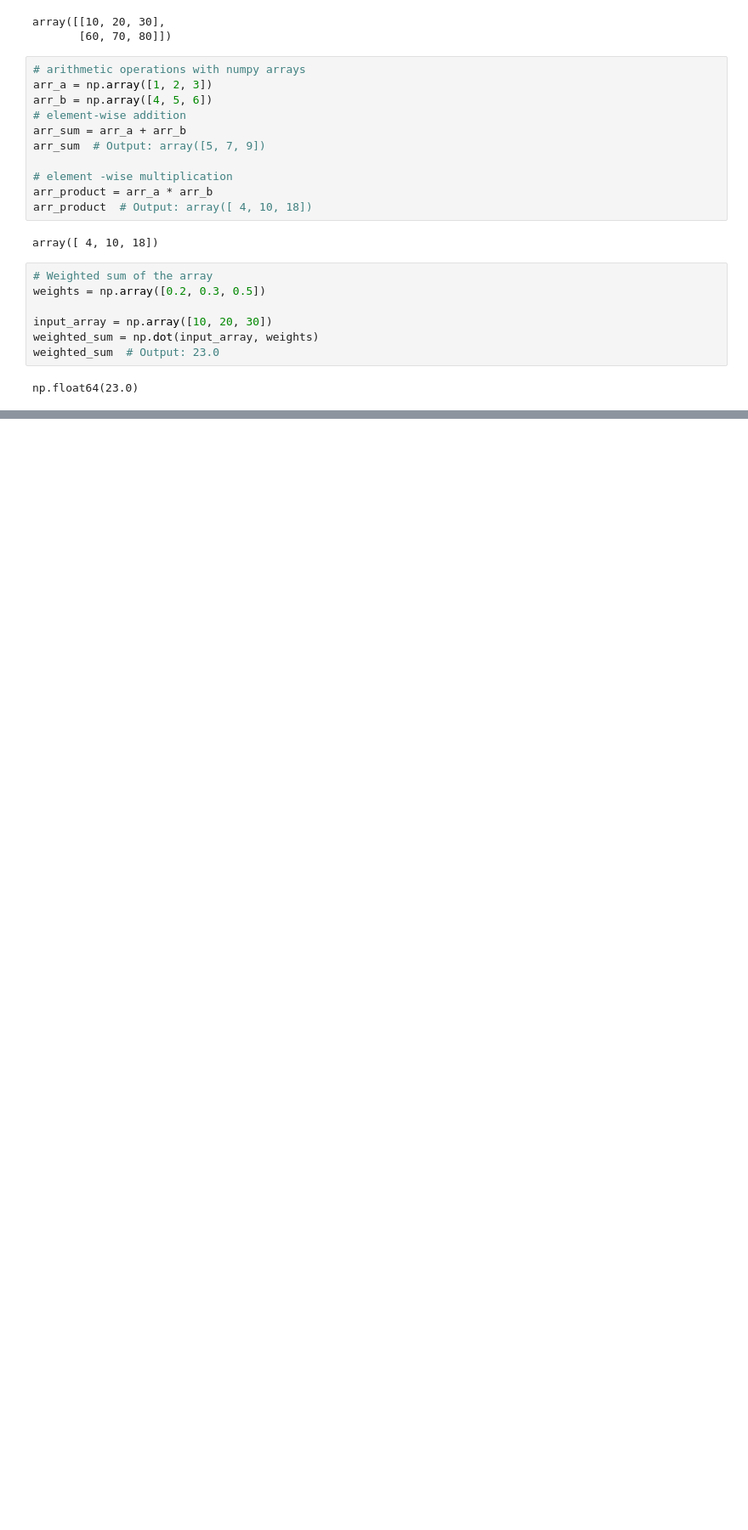
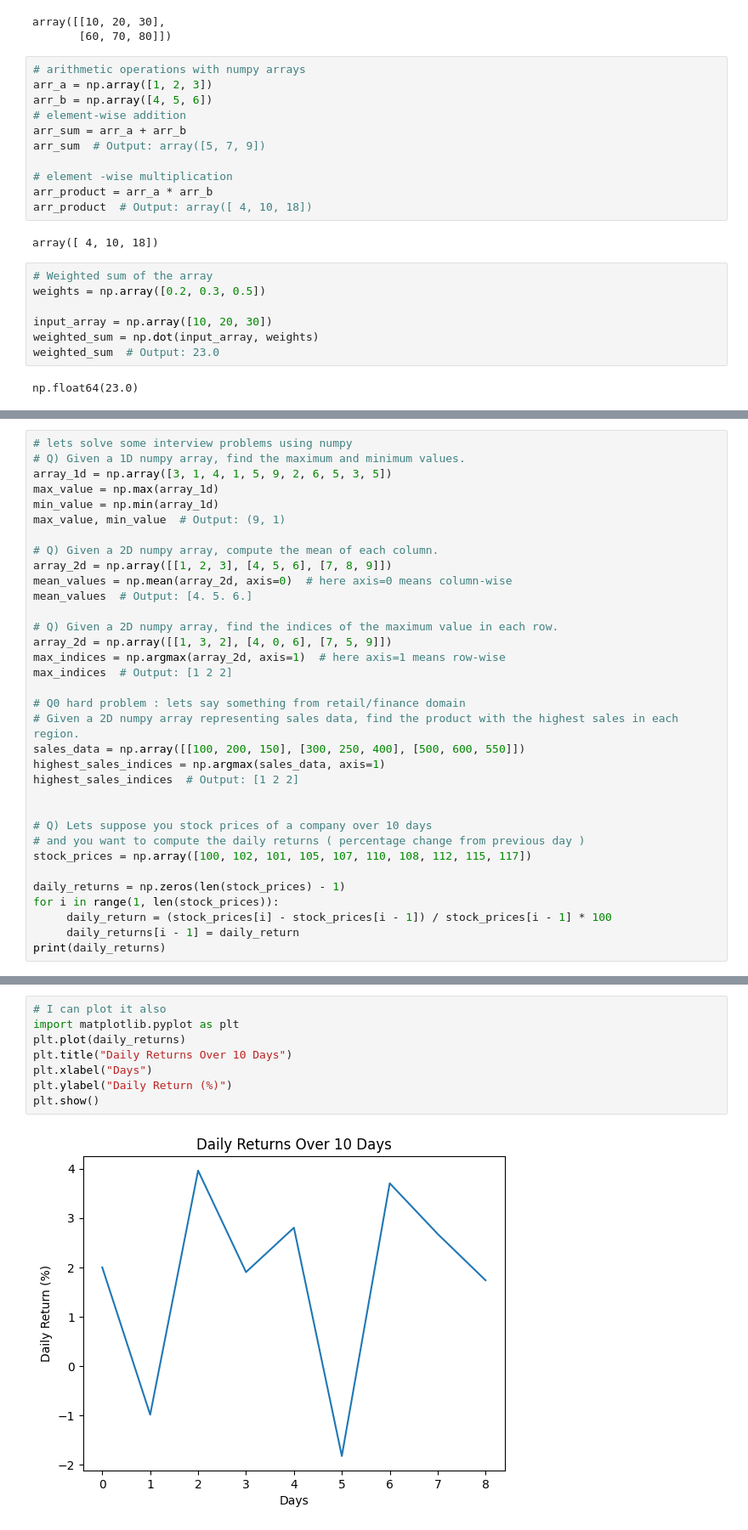
Before and after one commit to rahul8879/data_science_evng, a Jupyter notebook: 02_Data_analysis/01_numpy_introduction.ipynb, the cells around one changed output, grey strips where cells are left out. Shown: that part at 85% size. Cells and saved outputs as stored; diff of their text form; blank space fills up the shorter version.

Commit message:
added interview question in numpy notebook

```diff
--- a/02_Data_analysis/01_numpy_introduction.ipynb
+++ b/02_Data_analysis/01_numpy_introduction.ipynb
@@ -183,0 +257,34 @@ np.float64(23.0)
+# %%
+# lets solve some interview problems using numpy
+# Q) Given a 1D numpy array, find the maximum and minimum values.
+array_1d = np.array([3, 1, 4, 1, 5, 9, 2, 6, 5, 3, 5])
+max_value = np.max(array_1d)
+min_value = np.min(array_1d)
+max_value, min_value  # Output: (9, 1)
+
+# Q) Given a 2D numpy array, compute the mean of each column.
+array_2d = np.array([[1, 2, 3], [4, 5, 6], [7, 8, 9]])
+mean_values = np.mean(array_2d, axis=0)  # here axis=0 means column-wise
+mean_values  # Output: [4. 5. 6.]
+
+# Q) Given a 2D numpy array, find the indices of the maximum value in each row.
+array_2d = np.array([[1, 3, 2], [4, 0, 6], [7, 5, 9]])
+max_indices = np.argmax(array_2d, axis=1)  # here axis=1 means row-wise
+max_indices  # Output: [1 2 2]
+
+# Q0 hard problem : lets say something from retail/finance domain
+# Given a 2D numpy array representing sales data, find the product with the highest sales in each region.
+sales_data = np.array([[100, 200, 150], [300, 250, 400], [500, 600, 550]])
+highest_sales_indices = np.argmax(sales_data, axis=1)
+highest_sales_indices  # Output: [1 2 2]
+
+
+# Q) Lets suppose you stock prices of a company over 10 days
+# and you want to compute the daily returns ( percentage change from previous day )
+stock_prices = np.array([100, 102, 101, 105, 107, 110, 108, 112, 115, 117])
+
+daily_returns = np.zeros(len(stock_prices) - 1)
+for i in range(1, len(stock_prices)):
+     daily_return = (stock_prices[i] - stock_prices[i - 1]) / stock_prices[i - 1] * 100
+     daily_returns[i - 1] = daily_return
+print(daily_returns)
@@ -184,3 +294,13 @@ np.float64(23.0)
+# %%
+# I can plot it also
+import matplotlib.pyplot as plt
+plt.plot(daily_returns)
+plt.title("Daily Returns Over 10 Days")
+plt.xlabel("Days")
+plt.ylabel("Daily Return (%)")
+plt.show()
+# %% [output]
+[figure, added]
 # %% [markdown]
 ## Reference
 - https://numpy.org/doc/2.3/numpy-user.pdf
```
Also changed, not shown: parts of 7 cells of this notebook.
